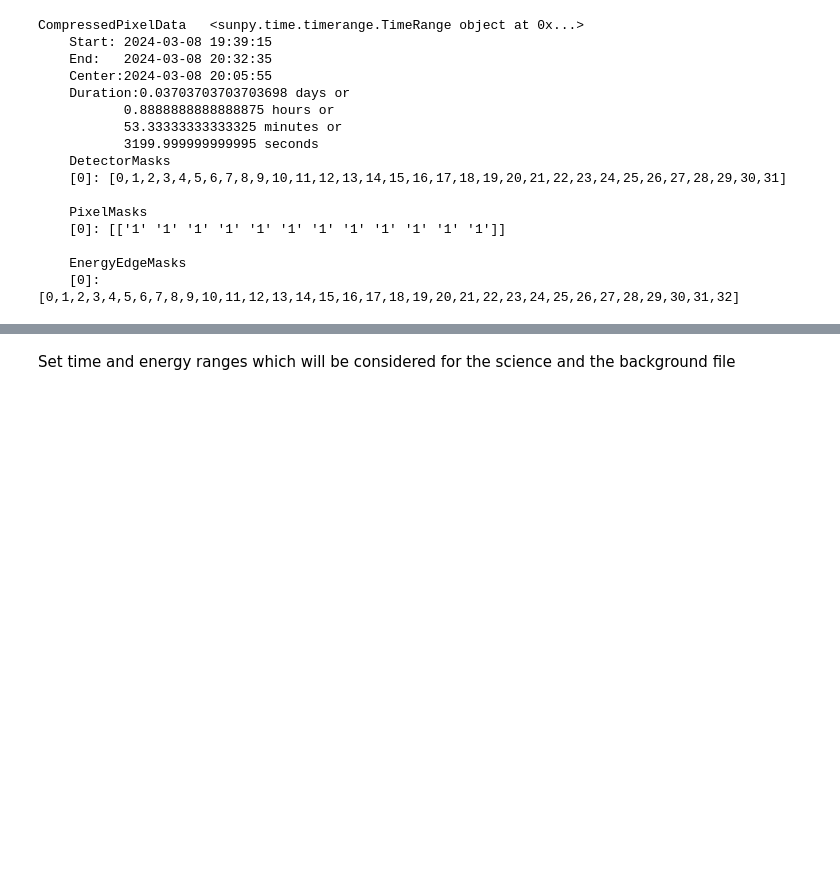
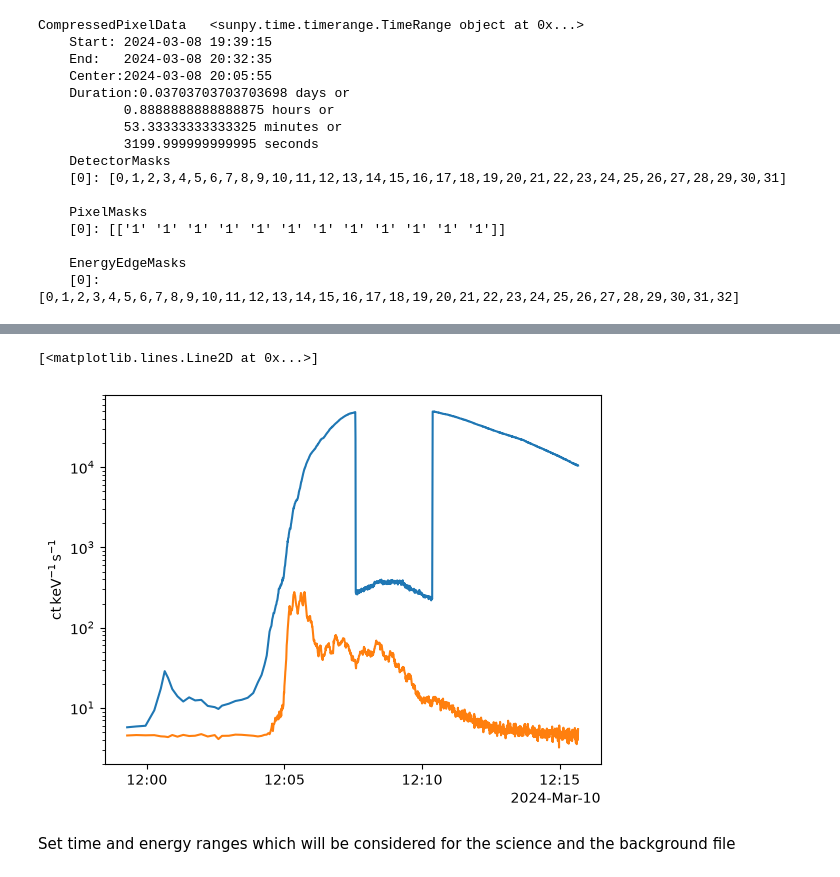
Before and after one commit to soler-he/sunkit-spex_demo, a Jupyter notebook: imaging/imaging_demo.ipynb, the cells around one changed output, grey strips where cells are left out. Drawn from its saved outputs; the diff is of its cells as text; code cells hidden in the pictures; blank space fills up the shorter version.

Commit message:
adds data download and timeseries

```diff
--- a/imaging/imaging_demo.ipynb
+++ b/imaging/imaging_demo.ipynb
@@ -32,0 +39,6 @@ logger = logging.getLogger(__name__)
+# %%
+instrument = a.Instrument.stix
+product = a.stix.DataProduct.sci_xray_cpd
+
+download_dir = './data/'
+os.makedirs(download_dir,exist_ok=True)
@@ -37,5 +94,5 @@ dir = '../data/'
 # %%
-cpd_sci = Product(dir+'solo_L1_stix-sci-xray-cpd_20240310T115906-20240310T121540_V02_2403109216-57290.fits')
+cpd_sci = Product(download_dir+'solo_L1_stix-sci-xray-cpd_20240310T115906-20240310T121540_V02_2403109216-57290.fits')
 cpd_sci
 # %% [output]
 CompressedPixelData   <sunpy.time.timerange.TimeRange object at 0x...>
@@ -79,3 +160,10 @@ CompressedPixelData   <sunpy.time.timerange.TimeRange object at 0x...>
+# %%
+# Plot the timeseries for [6-12] keV and [20-50] keV
+
+cpd_sci.plot_timeseries(energy_indices=[[2,8],[14,23]])
+# %% [output]
+[<matplotlib.lines.Line2D at 0x...>]
+[figure, added]
 # %% [markdown]
 Set time and energy ranges which will be considered for the science and the background file
 # %%
```
Also changed, not shown: parts of 14 cells of this notebook.
